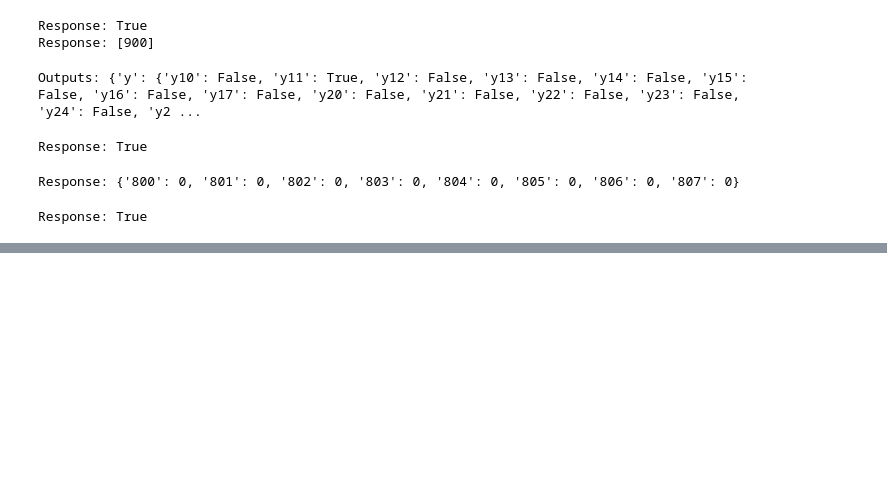
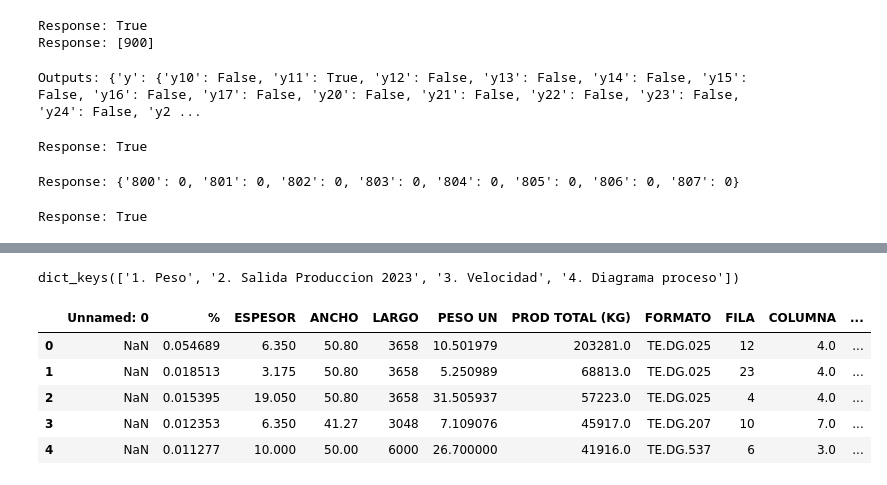
Before and after one commit to RonaldChicche/robot_server, a Jupyter notebook: modbus_bridge/comandos.ipynb, the cells around one changed output, grey strips where cells are left out. Cells and saved outputs as stored; diff of their text form; code cells hidden in the pictures; blank space fills up the shorter version.

```diff
--- a/modbus_bridge/comandos.ipynb
+++ b/modbus_bridge/comandos.ipynb
@@ -868,0 +906,32 @@ Response: True
+# %%
+import pandas as pd
+import numpy as np
+import os
+
+# load pages from .xlsx file
+file_path = "Datos solicitados area 1610[52].xlsx"
+page = pd.read_excel(file_path, sheet_name=None, engine='openpyxl')
+
+print(page.keys())
+# %% [output]
+dict_keys(['1. Peso', '2. Salida Produccion 2023', '3. Velocidad', '4. Diagrama proceso'])
+# %%
+# Read small table from page 2. Salida Produccion 2023
+tabla_small = pd.read_excel(file_path, sheet_name="2. Salida Produccion 2023", skiprows=3, nrows=14, engine="openpyxl")
+tabla_medium = pd.read_excel(file_path, sheet_name="2. Salida Produccion 2023", skiprows=20, nrows=15, engine="openpyxl")
+tabla_big = pd.read_excel(file_path, sheet_name="2. Salida Produccion 2023", skiprows=38, nrows=13, engine="openpyxl")
+
+tabla_small["origen"] = "small"
+tabla_medium["origen"] = "medium"
+tabla_big["origen"] = "big"
+
+# get column names
+table_full = pd.concat([tabla_small, tabla_medium, tabla_big], ignore_index=True)
+table_full.head()
+# %% [output]
+|  | Unnamed: 0 | % | ESPESOR | ANCHO | LARGO | PESO UN | PROD TOTAL (KG) | FORMATO | FILA | COLUMNA | ... |
+| 0 | NaN | 0.054689 | 6.350 | 50.80 | 3658 | 10.501979 | 203281.0 | TE.DG.025 | 12 | 4.0 | ... |
+| 1 | NaN | 0.018513 | 3.175 | 50.80 | 3658 | 5.250989 | 68813.0 | TE.DG.025 | 23 | 4.0 | ... |
+| 2 | NaN | 0.015395 | 19.050 | 50.80 | 3658 | 31.505937 | 57223.0 | TE.DG.025 | 4 | 4.0 | ... |
+| 3 | NaN | 0.012353 | 6.350 | 41.27 | 3048 | 7.109076 | 45917.0 | TE.DG.207 | 10 | 7.0 | ... |
+| 4 | NaN | 0.011277 | 10.000 | 50.00 | 6000 | 26.700000 | 41916.0 | TE.DG.537 | 6 | 3.0 | ... |
```
Also changed, not shown: parts of 9 cells of this notebook, 22 other files.
